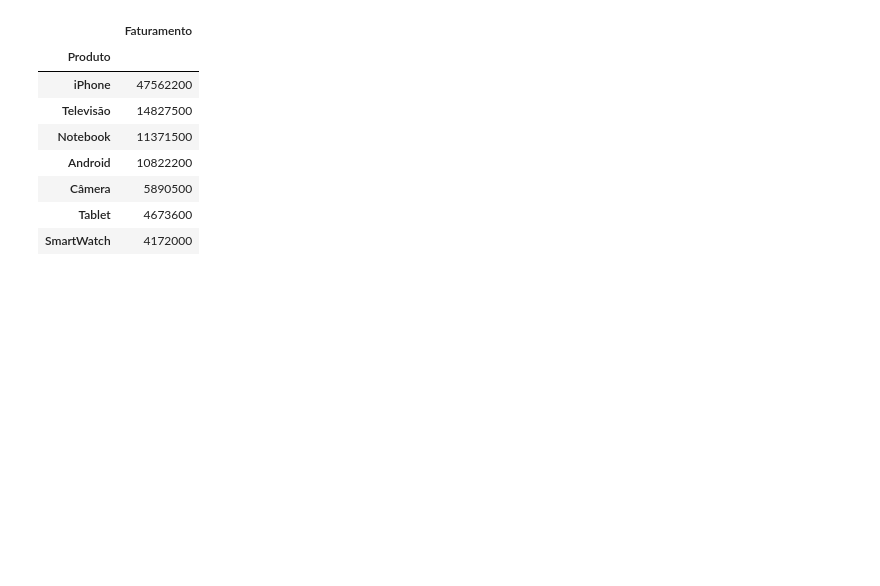
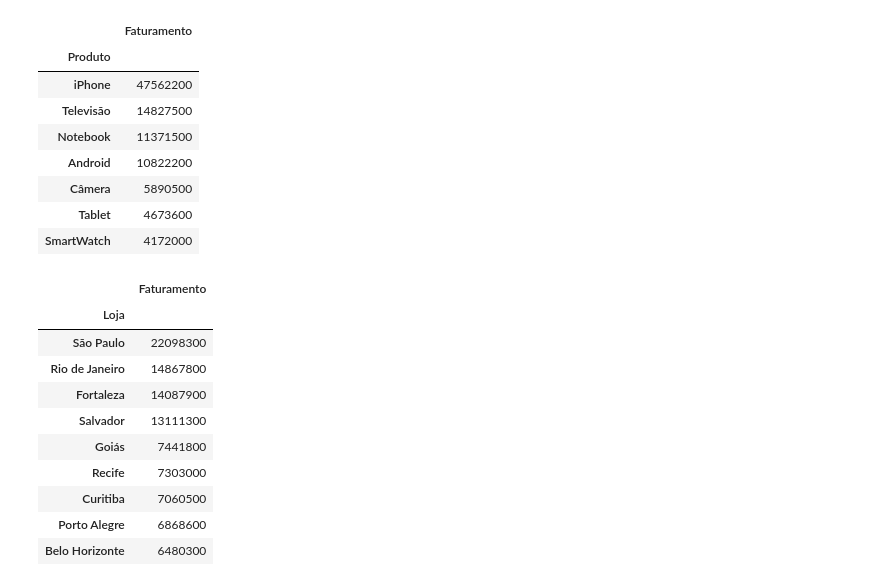
Before and after one commit to LucianoFraga27/Analise-De-Vendas-Das-Filias-Da-Empresa, a Jupyter notebook: vendas.ipynb, the cells around one changed output. Cells and saved outputs as stored; diff of their text form; code cells hidden in the pictures; blank space fills up the shorter version.

Commit message:
Loja com maior faturamento

```diff
--- a/vendas.ipynb
+++ b/vendas.ipynb
@@ -73,3 +73,21 @@ display(tabela_faturamento)
 | Câmera | 5890500 |
 | Tablet | 4673600 |
 | SmartWatch | 4172000 |
+# %%
+# Calcular a loja que teve o maior faturamento
+
+tabela_loja = tabela_total.groupby("Loja").sum()
+tabela_loja = tabela_loja[['Faturamento']].sort_values(by='Faturamento', ascending=False)
+display(tabela_loja)
+# %% [output]
+|  | Faturamento |
+| Loja |  |
+| São Paulo | 22098300 |
+| Rio de Janeiro | 14867800 |
+| Fortaleza | 14087900 |
+| Salvador | 13111300 |
+| Goiás | 7441800 |
+| Recife | 7303000 |
+| Curitiba | 7060500 |
+| Porto Alegre | 6868600 |
+| Belo Horizonte | 6480300 |
```
Also changed, not shown: parts of 1 cell of this notebook.
